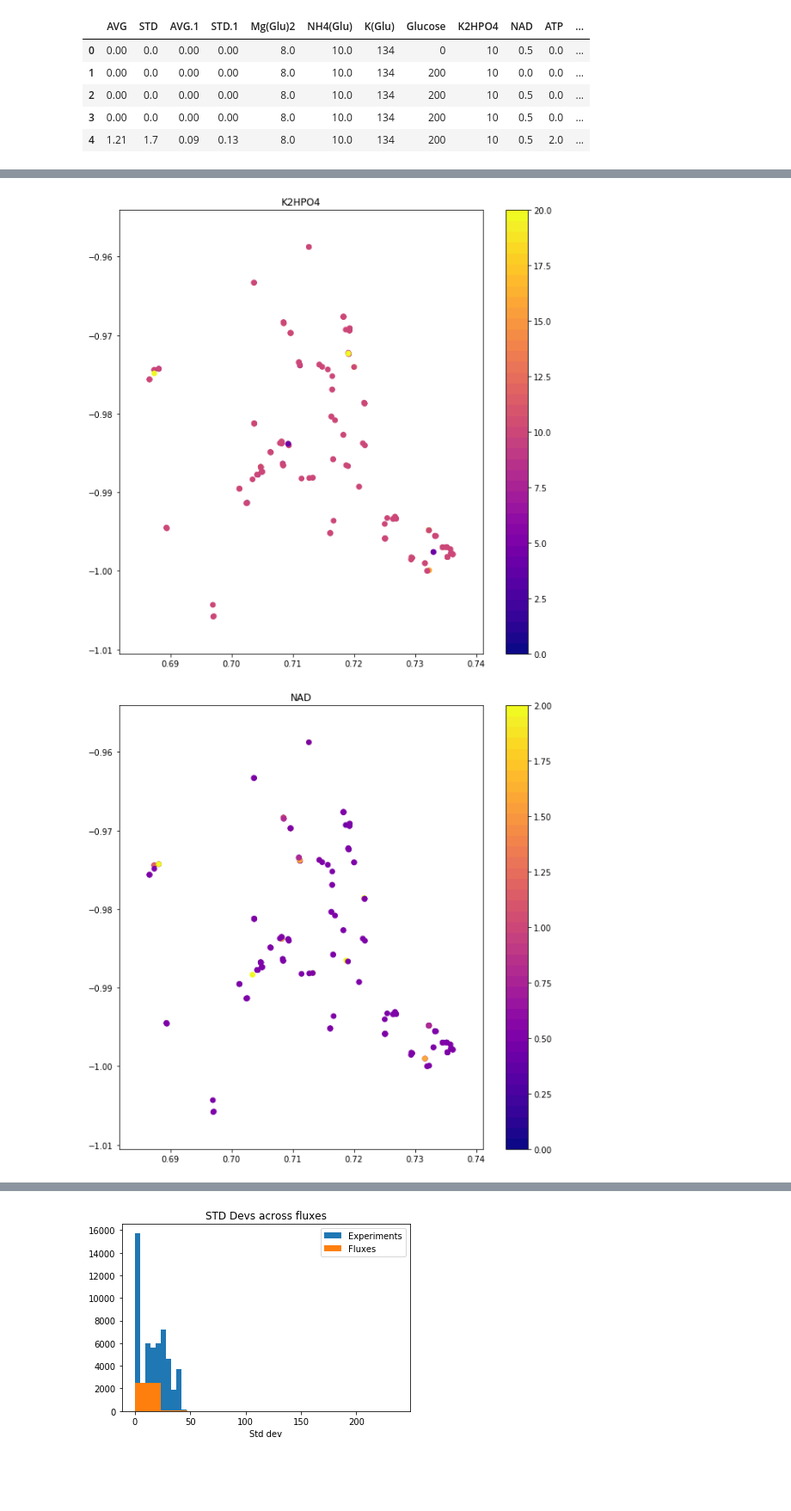
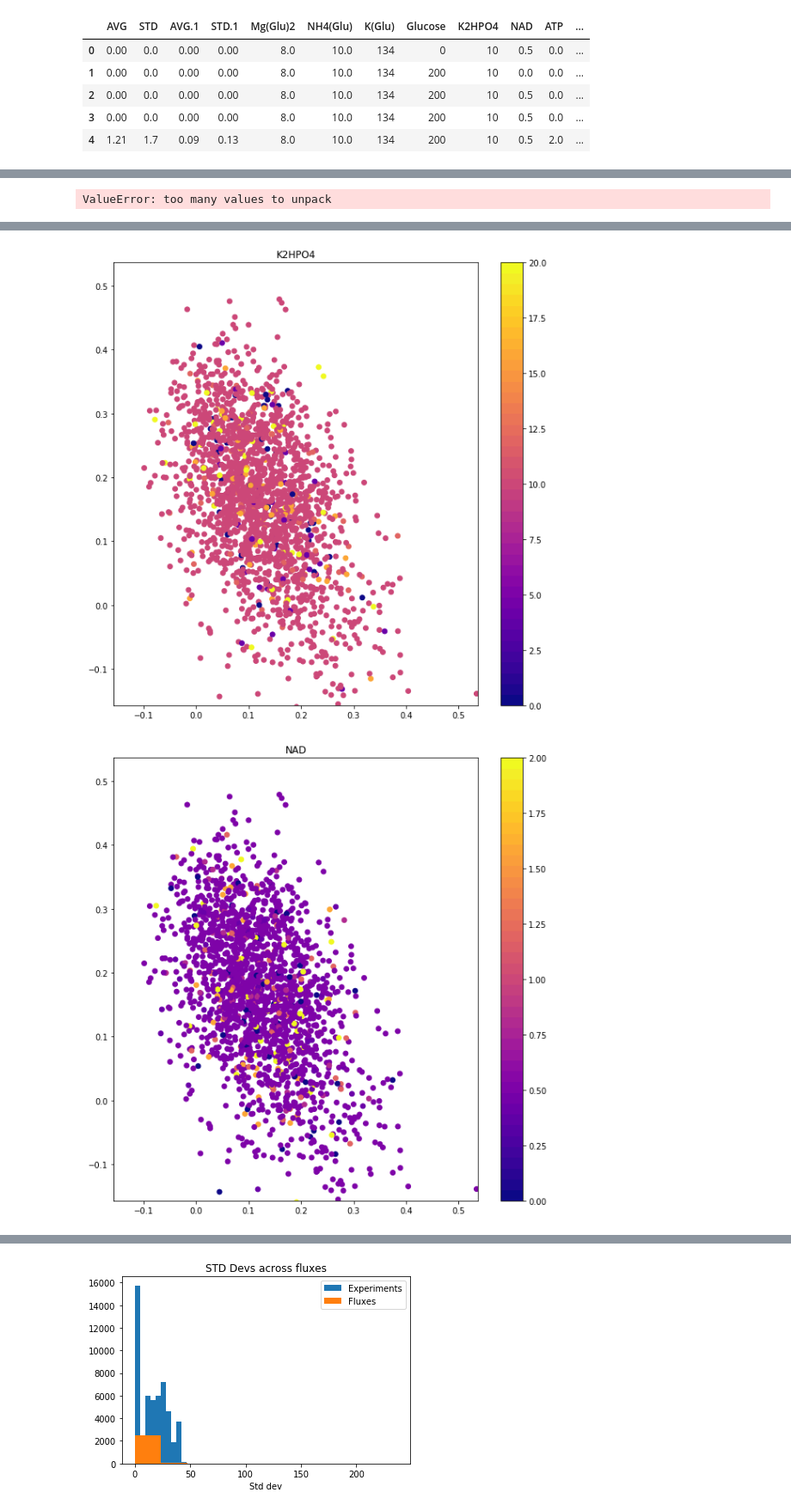
Before and after one commit to nlarusstone/cf_fba, a Jupyter notebook: notebooks/AutoEncoders.ipynb, the cells around one changed output, grey strips where cells are left out. Shown at 86% size. Saved outputs shown, nothing was run; the diff lists cells and outputs as text; code cells hidden in the pictures; blank space fills up the shorter version.

```diff
--- a/notebooks/AutoEncoders.ipynb
+++ b/notebooks/AutoEncoders.ipynb
@@ -248,3 +294,30 @@ def get_rct(df, rct, y_test):
         y_new.append(df[rct][ind])
     return y_new
 #get_rct(df, 'Glucose', y_test)
+# %%
+#cm1 = cm.get_cmap('tab20b', 20)
+#cm2 = cm.get_cmap('tab20c', 20)
+cmap = cm.get_cmap('plasma', 41)
+#cmap = lambda x: cm1(x) if x < 21 else cm2(x)
+#for j in range(41):
+j = 0
+xmin, xmax = np.amin(x_test_encoded[:, j, 0]), np.amax(x_test_encoded[:, j, 0])
+ymin, ymax = np.amin(x_test_encoded[:, j, 1]), np.amax(x_test_encoded[:, j, 1])
+x_diff = (xmax - xmin) / 10.0
+y_diff = (ymax - ymin) / 10.0
+for col in df.columns[4:]:
+    plt.figure(figsize=(10, 10))
+    plt.scatter(x_test_encoded[:, j, 0], x_test_encoded[:, j, 1], c=get_rct(df, col, y_test), cmap=cmap)
+    plt.xlim((xmin - x_diff, xmax + x_diff))
+    plt.ylim((ymin - y_diff, ymax + y_diff))
+    plt.title(col)
+    plt.colorbar()
+    plt.show()
+
+plt.figure(figsize=(10, 10))
+plt.scatter(x_test_encoded[:, j, 0], x_test_encoded[:, j, 1], c=y_test, cmap=cmap)
+plt.xlim((xmin - x_diff, xmax + x_diff))
+plt.ylim((ymin - y_diff, ymax + y_diff))
+plt.title('Variant')
+plt.colorbar()
+plt.show()
@@ -255,28 +338,25 @@ x_test_encoded.shape
+# %%
+x_test_dim_1, x_test_dim_2 = np.mean(x_test_encoded, axis=1)[:, :]
+# %% [output]
+ValueError: too many values to unpack
 # %%
 #cm1 = cm.get_cmap('tab20b', 20)
 #cm2 = cm.get_cmap('tab20c', 20)
 cmap = cm.get_cmap('plasma', 41)
 #cmap = lambda x: cm1(x) if x < 21 else cm2(x)
 #for j in range(41):
-j = 0
-xmin, xmax = np.amin(x_test_encoded[:, j, 0]), np.amax(x_test_encoded[:, j, 0])
-ymin, ymax = np.amin(x_test_encoded[:, j, 1]), np.amax(x_test_encoded[:, j, 1])
+x_test_encoded_agg = np.mean(x_test_encoded, axis=1)
+x_test_dim_1, x_test_dim_2 = x_test_encoded_agg[:, 0], x_test_encoded_agg[:, 1]
+xmin, xmax = np.amin(x_test_dim_1), np.amax(x_test_dim_2)
+ymin, ymax = np.amin(x_test_dim_1), np.amax(x_test_dim_2)
 x_diff = (xmax - xmin) / 10.0
 y_diff = (ymax - ymin) / 10.0
 for col in df.columns[4:]:
     plt.figure(figsize=(10, 10))
-    plt.scatter(x_test_encoded[:, j, 0], x_test_encoded[:, j, 1], c=get_rct(df, col, y_test), cmap=cmap)
+    plt.scatter(x_test_dim_1, x_test_dim_2, c=get_rct(df, col, y_test), cmap=cmap)
     plt.xlim((xmin - x_diff, xmax + x_diff))
     plt.ylim((ymin - y_diff, ymax + y_diff))
     plt.title(col)
     plt.colorbar()
     plt.show()
-
-plt.figure(figsize=(10, 10))
-plt.scatter(x_test_encoded[:, j, 0], x_test_encoded[:, j, 1], c=y_test, cmap=cmap)
-plt.xlim((xmin - x_diff, xmax + x_diff))
-plt.ylim((ymin - y_diff, ymax + y_diff))
-plt.title('Variant')
-plt.colorbar()
-plt.show()
 # %% [output]
@@ -287,2 +367,2 @@ plt.show()
-[figure, old version]
+[figure, new version]
-[figure, old version]
+[figure, new version]
```
Also changed, not shown: parts of 46 cells of this notebook, 1 other file.
